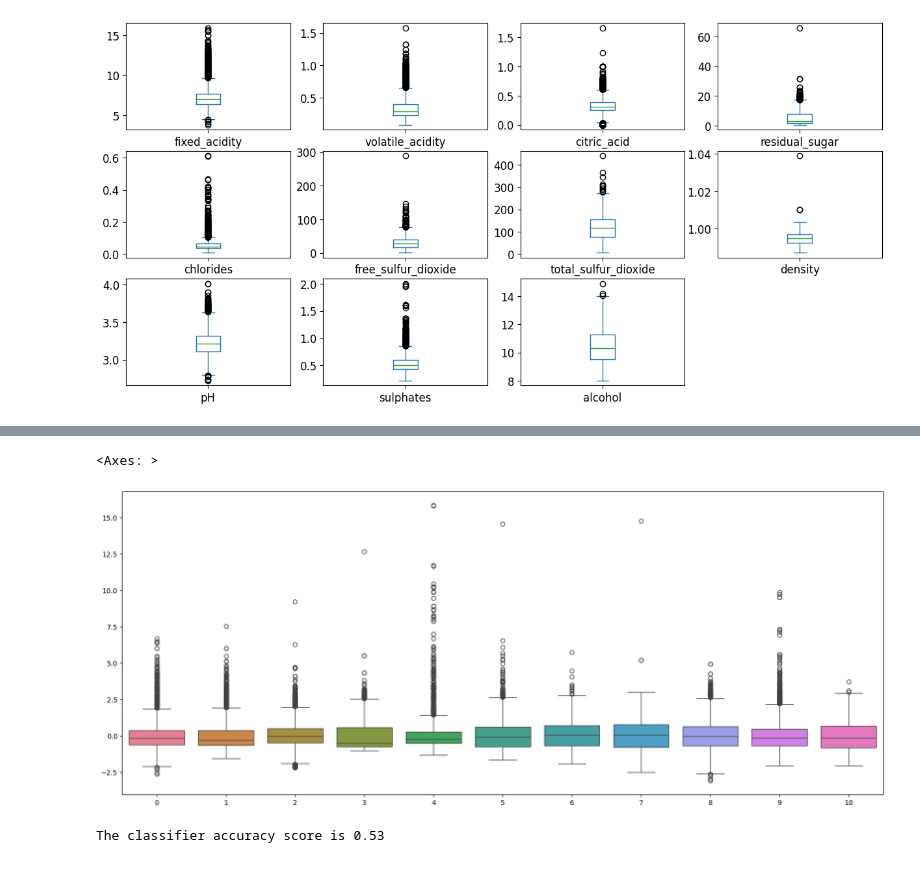
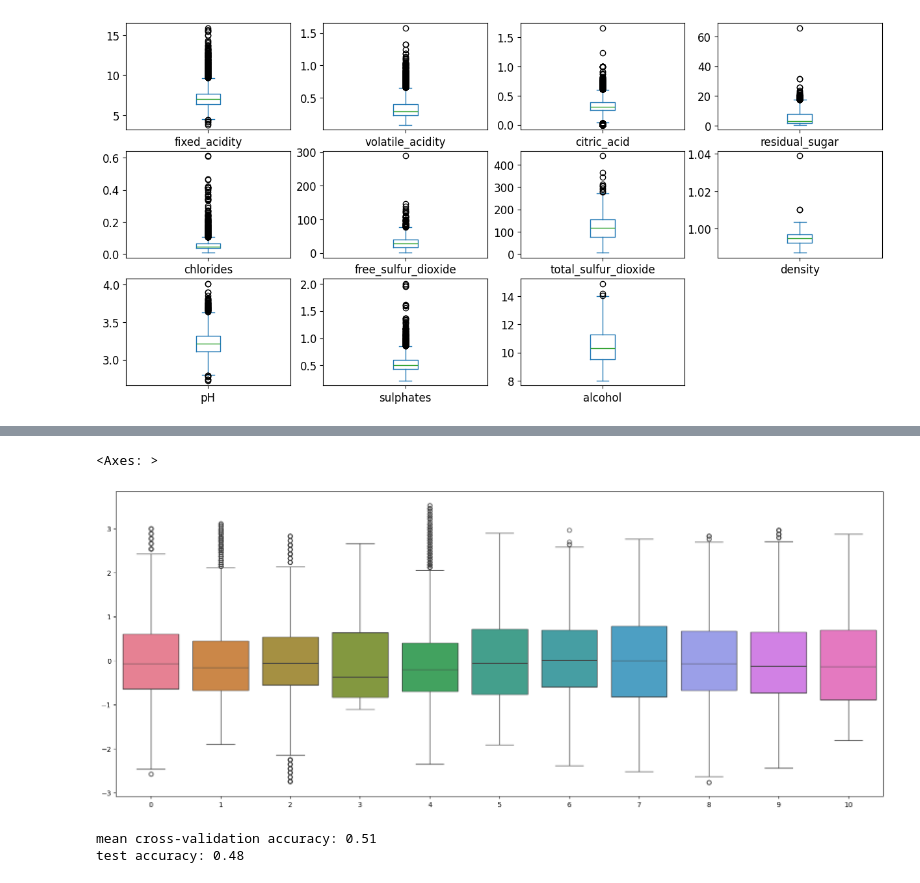
Before and after one commit to tomas-ribeiro-pinto/COMP4139_Machine_Learning, a Jupyter notebook: wine_lr_dt/wine_LogR.ipynb, the cells around one changed output, grey strips where cells are left out. Saved outputs shown, nothing was run; the diff lists cells and outputs as text; code cells hidden in the pictures.

```diff
--- a/wine_lr_dt/wine_LogR.ipynb
+++ b/wine_lr_dt/wine_LogR.ipynb
@@ -45,3 +45,23 @@ data_mean.plot(kind='box', subplots=True, layout=(8,4), sharex=False,
 sharey=False, fontsize=12, figsize=(15,20));
 # %% [output]
 [figure]
+# %%
+outlier_indices = set()
+for column in data_mean.columns:
+  Q1 = data_mean[column].quantile(0.25)
+  Q3 = data_mean[column].quantile(0.75)
+  IQR = Q3 - Q1
+
+  lower_bound = Q1 - 1.5 * IQR
+  upper_bound = Q3 + 1.5 * IQR
+
+  outliers = data_mean[(data_mean[column] < lower_bound) | (data_mean[column] > upper_bound)].index
+  outlier_indices.update(outliers)
+
+  outliers_sum = ((data_mean[column] < lower_bound) | (data_mean[column] > upper_bound)).sum()
+  print(f'{column}: {outliers_sum} outliers')
+
+outlier_indices = list(outlier_indices)
+
+outlier_rm_x = data_mean.drop(index=outlier_indices).reset_index(drop=True)
+outlier_rm_y = y.drop(index=outlier_indices).reset_index(drop=True)
@@ -48,12 +80,10 @@ sharey=False, fontsize=12, figsize=(15,20));
 # %%
-# Standardize features by removing the mean and scaling to unit variance. Xmean = (X-u)/s (standard deviation)
 scaler = StandardScaler()
-Xs = scaler.fit_transform(X)
+Xs = scaler.fit_transform(outlier_rm_x)
 
-# Print features normalised (Xs)
 fig,ax=plt.subplots(1,figsize=(20,8))
 sns.boxplot(data=Xs,ax=ax)
 # %% [output]
 <Axes: >
-[figure, old version]
+[figure, new version]
 # %%
@@ -67,10 +94,19 @@ pca.fit(Xs_train)
 Xs_train = pca.transform(Xs_train)
 Xs_test = pca.transform(Xs_test)
 # %%
+from sklearn.model_selection import cross_val_score
 from sklearn.linear_model import LogisticRegression
+
 log_reg = LogisticRegression()
+scores = cross_val_score(log_reg, Xs_train, y_train, cv=5)
+
+mean_score = np.mean(scores)
+
 log_reg.fit(Xs_train, y_train)
 classifier_score = log_reg.score(Xs_test, y_test)
-print('The classifier accuracy score is {:03.2f}'.format(classifier_score))
+
+print("mean cross-validation accuracy: {:03.2f}".format(mean_score))
+print("test accuracy: {:03.2f}".format(classifier_score))
 # %% [output]
-The classifier accuracy score is 0.53
+mean cross-validation accuracy: 0.51
+test accuracy: 0.48
```
Also changed, not shown: parts of 2 cells of this notebook.
